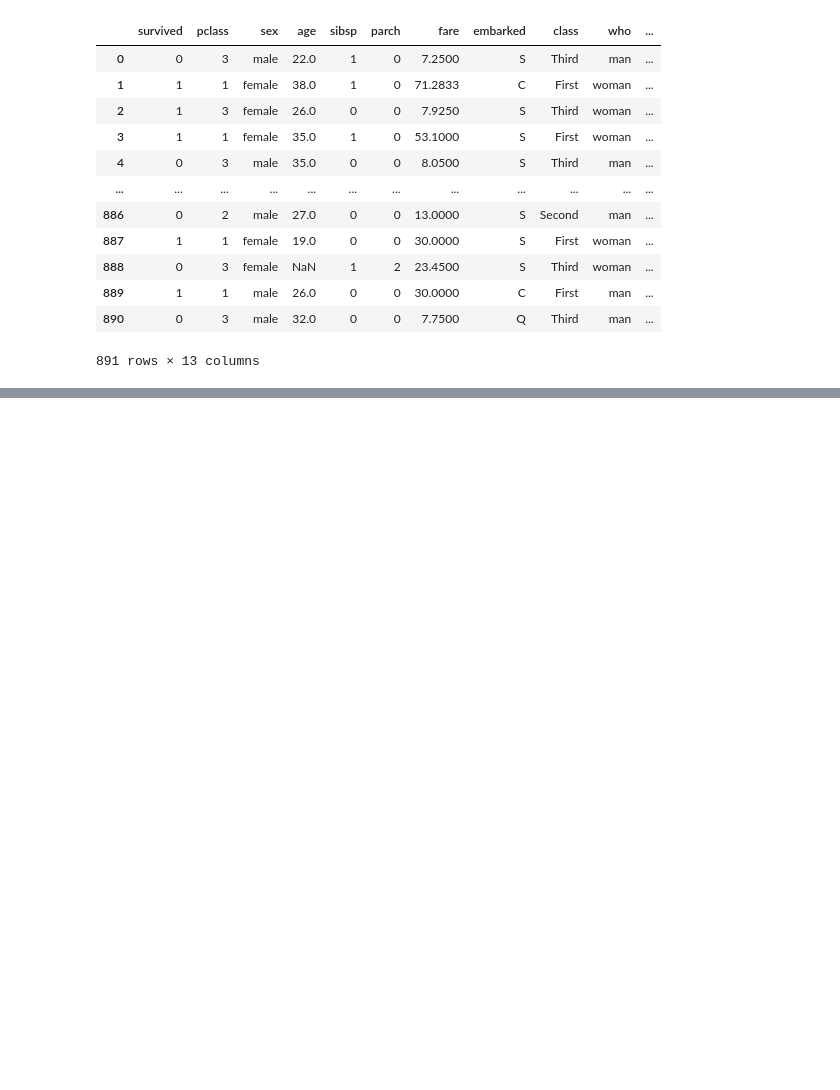
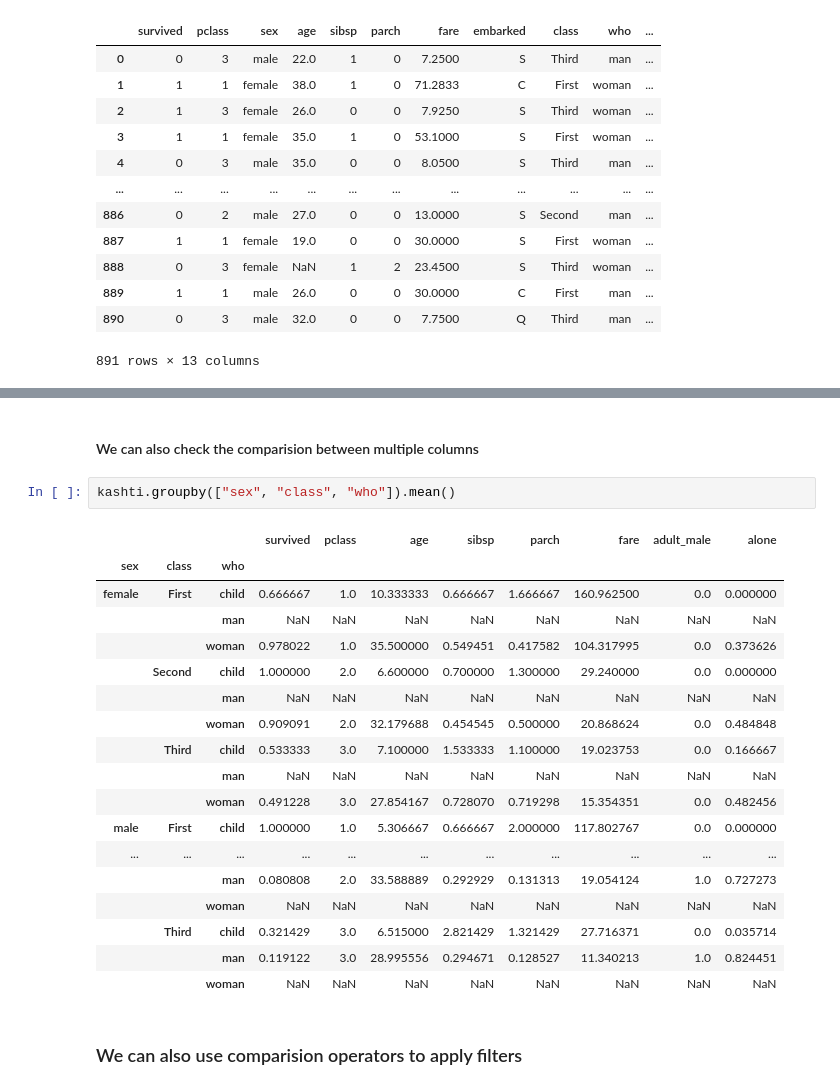
Before and after one commit to abuBakarBhatti/PandasLibrary, a Jupyter notebook: PandasCaseStudy.ipynb, the cells around one changed output, grey strips where cells are left out. Saved outputs shown, nothing was run; the diff lists cells and outputs as text; blank space fills up the shorter version.

```diff
--- a/PandasCaseStudy.ipynb
+++ b/PandasCaseStudy.ipynb
@@ -75,0 +110,25 @@ new_Kashti
+# %% [markdown]
+#### We can also check the comparision between multiple columns
+# %%
+kashti.groupby(["sex", "class", "who"]).mean()
+# %% [output]
+|  |  |  | survived | pclass | age | sibsp | parch | fare | adult_male | alone |
+| sex | class | who |  |  |  |  |  |  |  |  |
+| female | First | child | 0.666667 | 1.0 | 10.333333 | 0.666667 | 1.666667 | 160.962500 | 0.0 | 0.000000 |
+|  |  | man | NaN | NaN | NaN | NaN | NaN | NaN | NaN | NaN |
+|  |  | woman | 0.978022 | 1.0 | 35.500000 | 0.549451 | 0.417582 | 104.317995 | 0.0 | 0.373626 |
+|  | Second | child | 1.000000 | 2.0 | 6.600000 | 0.700000 | 1.300000 | 29.240000 | 0.0 | 0.000000 |
+|  |  | man | NaN | NaN | NaN | NaN | NaN | NaN | NaN | NaN |
+|  |  | woman | 0.909091 | 2.0 | 32.179688 | 0.454545 | 0.500000 | 20.868624 | 0.0 | 0.484848 |
+|  | Third | child | 0.533333 | 3.0 | 7.100000 | 1.533333 | 1.100000 | 19.023753 | 0.0 | 0.166667 |
+|  |  | man | NaN | NaN | NaN | NaN | NaN | NaN | NaN | NaN |
+|  |  | woman | 0.491228 | 3.0 | 27.854167 | 0.728070 | 0.719298 | 15.354351 | 0.0 | 0.482456 |
+| male | First | child | 1.000000 | 1.0 | 5.306667 | 0.666667 | 2.000000 | 117.802767 | 0.0 | 0.000000 |
+| ... | ... | ... | ... | ... | ... | ... | ... | ... | ... | ... |
+|  |  | man | 0.080808 | 2.0 | 33.588889 | 0.292929 | 0.131313 | 19.054124 | 1.0 | 0.727273 |
+|  |  | woman | NaN | NaN | NaN | NaN | NaN | NaN | NaN | NaN |
+|  | Third | child | 0.321429 | 3.0 | 6.515000 | 2.821429 | 1.321429 | 27.716371 | 0.0 | 0.035714 |
+|  |  | man | 0.119122 | 3.0 | 28.995556 | 0.294671 | 0.128527 | 11.340213 | 1.0 | 0.824451 |
+|  |  | woman | NaN | NaN | NaN | NaN | NaN | NaN | NaN | NaN |
+# %% [markdown]
+### We can also use comparision operators to apply filters
```
Also changed, not shown: parts of 11 cells of this notebook.
